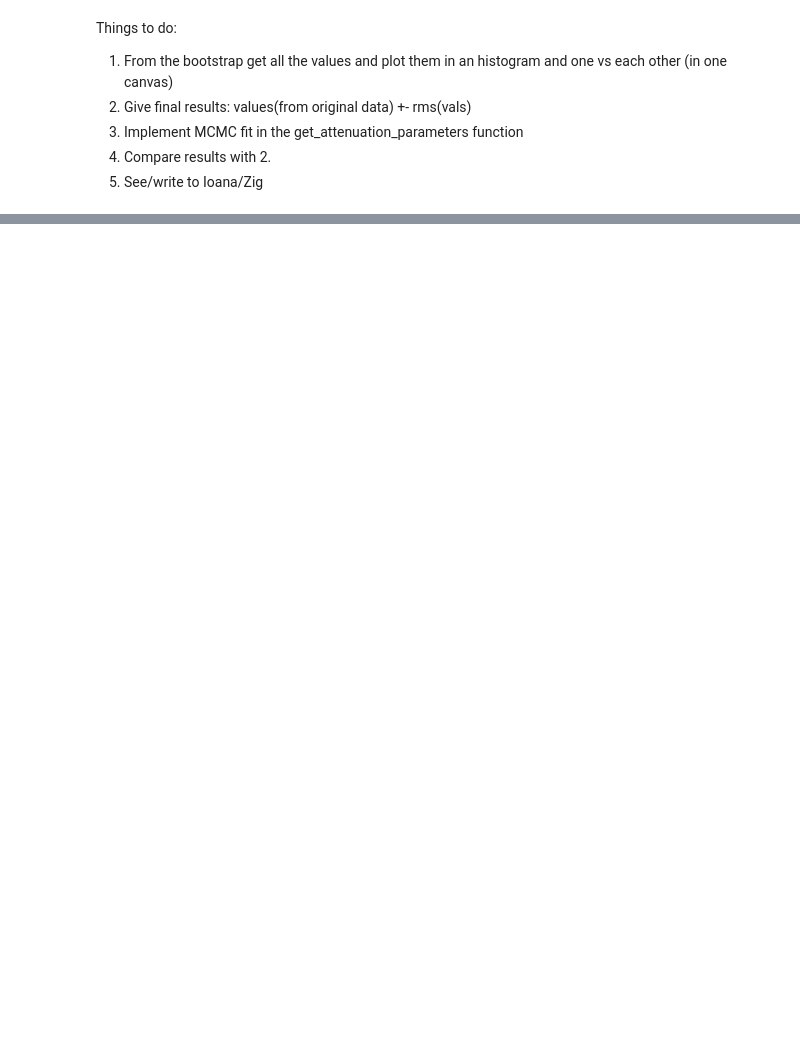
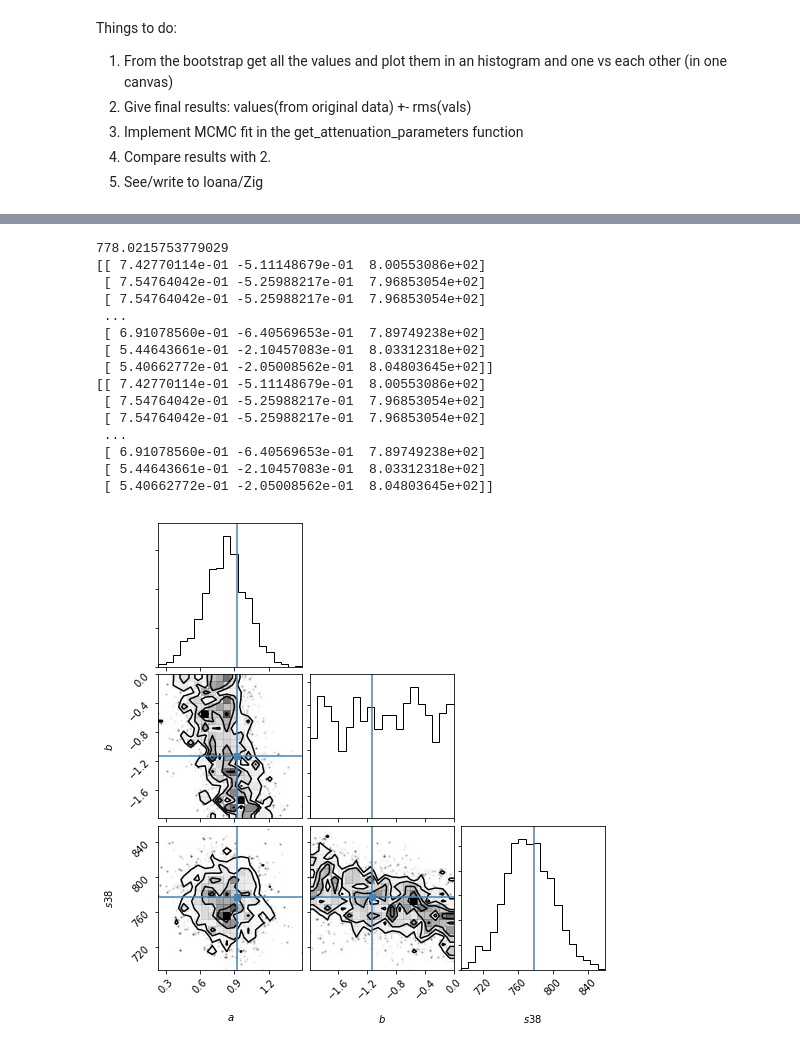
Before and after one commit to njohnsto/stage, a Jupyter notebook: Main.ipynb, the cells around one changed output, grey strips where cells are left out. Saved outputs shown, nothing was run; the diff lists cells and outputs as text; code cells hidden in the pictures; blank space fills up the shorter version.

```diff
--- a/Main.ipynb
+++ b/Main.ipynb
@@ -128,6 +197,25 @@ print(sample2)
 # %%
 print(a3)
+print(sample2)
 import corner
-fig = corner.corner(sample, labels=["$a$","$b$", "$s38$"], truths=[alpha,beta, a3])
+fig = corner.corner(sample2, labels=["$a$","$b$", "$s38$"], truths=[alpha,beta, a3])
 fig.savefig("")
+print(sample2)
+# %% [output]
+778.0215753779029
+[[ 7.42770114e-01 -5.11148679e-01  8.00553086e+02]
+ [ 7.54764042e-01 -5.25988217e-01  7.96853054e+02]
+ [ 7.54764042e-01 -5.25988217e-01  7.96853054e+02]
+ ...
+ [ 6.91078560e-01 -6.40569653e-01  7.89749238e+02]
+ [ 5.44643661e-01 -2.10457083e-01  8.03312318e+02]
+ [ 5.40662772e-01 -2.05008562e-01  8.04803645e+02]]
+[[ 7.42770114e-01 -5.11148679e-01  8.00553086e+02]
+ [ 7.54764042e-01 -5.25988217e-01  7.96853054e+02]
+ [ 7.54764042e-01 -5.25988217e-01  7.96853054e+02]
+ ...
+ [ 6.91078560e-01 -6.40569653e-01  7.89749238e+02]
+ [ 5.44643661e-01 -2.10457083e-01  8.03312318e+02]
+ [ 5.40662772e-01 -2.05008562e-01  8.04803645e+02]]
+[figure, added]
 # %%
```
Also changed, not shown: parts of 8 cells of this notebook, 1 other file.
